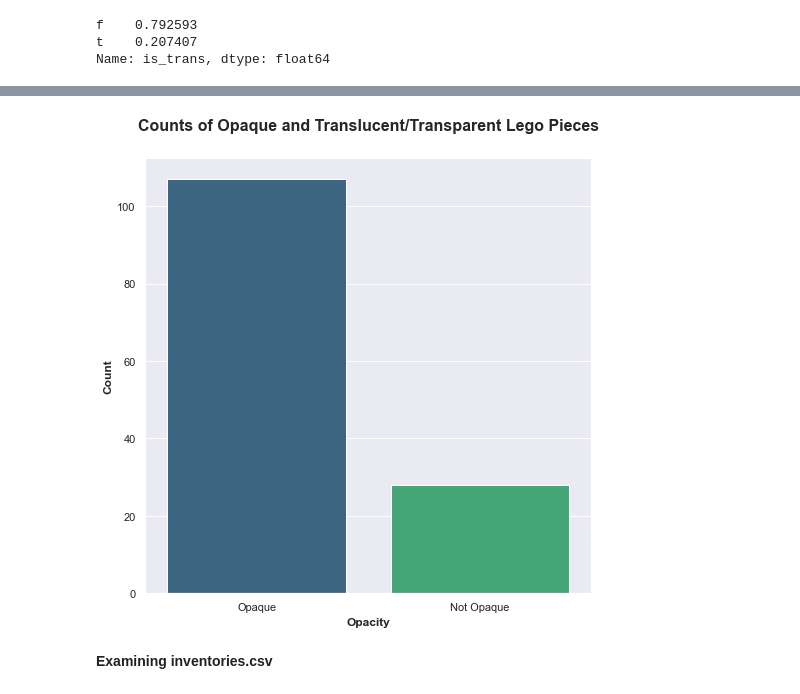
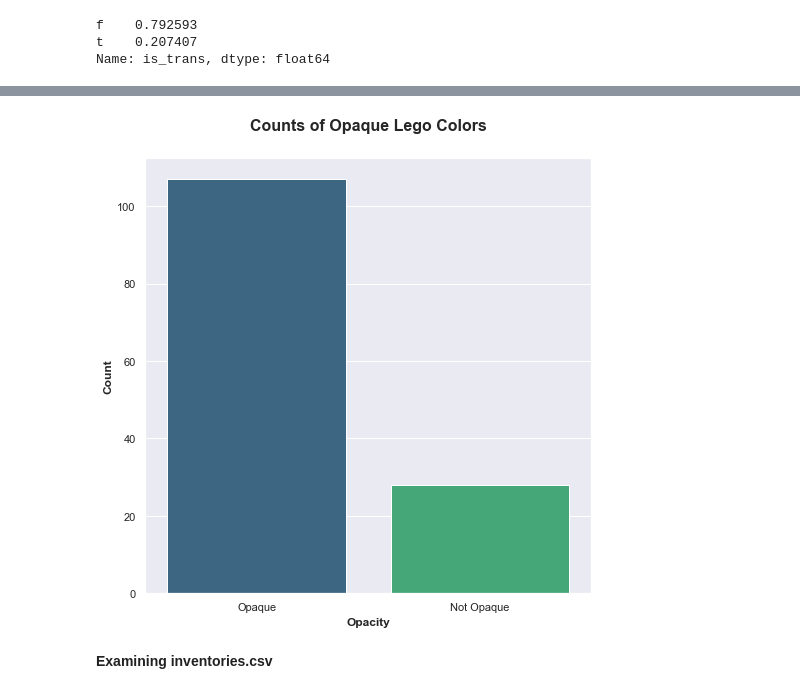
Before and after one commit to maryschindler/holiday_sprint, a Jupyter notebook: code/1_EDA_on_separate_dfs.ipynb, the cells around one changed output, grey strips where cells are left out. Saved outputs shown, nothing was run; the diff lists cells and outputs as text; code cells hidden in the pictures.

```diff
--- a/code/1_EDA_on_separate_dfs.ipynb
+++ b/code/1_EDA_on_separate_dfs.ipynb
@@ -99,18 +128,24 @@ Name: is_trans, dtype: float64
 # %%
 plt.figure(figsize = (8, 8))
 
-sns.countplot(x = 'is_trans', data = colors_df, palette = 'viridis')
+sns.countplot(x = 'is_trans',
+              data = colors_df,
+              palette = 'viridis')
 
-plt.title('Counts of Opaque and Translucent/Transparent Lego Pieces',
-          fontsize = 16, fontweight = 'bold', y = 1.05)
+plt.title('Counts of Opaque Lego Colors',
+          fontsize = 16,
+          fontweight = 'bold',
+          y = 1.05)
+
 plt.xticks(ticks = [0, 1],
            labels = ['Opaque', 'Not Opaque'])
 plt.xlabel('Opacity',
            fontweight = 'bold')
+
 plt.ylabel('Count',
            fontweight = 'bold');
 # %% [output]
-[figure, old version]
+[figure, new version]
 # %% [markdown]
 **Examining inventories.csv**
 # %%
```
Also changed, not shown: parts of 37 cells of this notebook, 2 other files.
